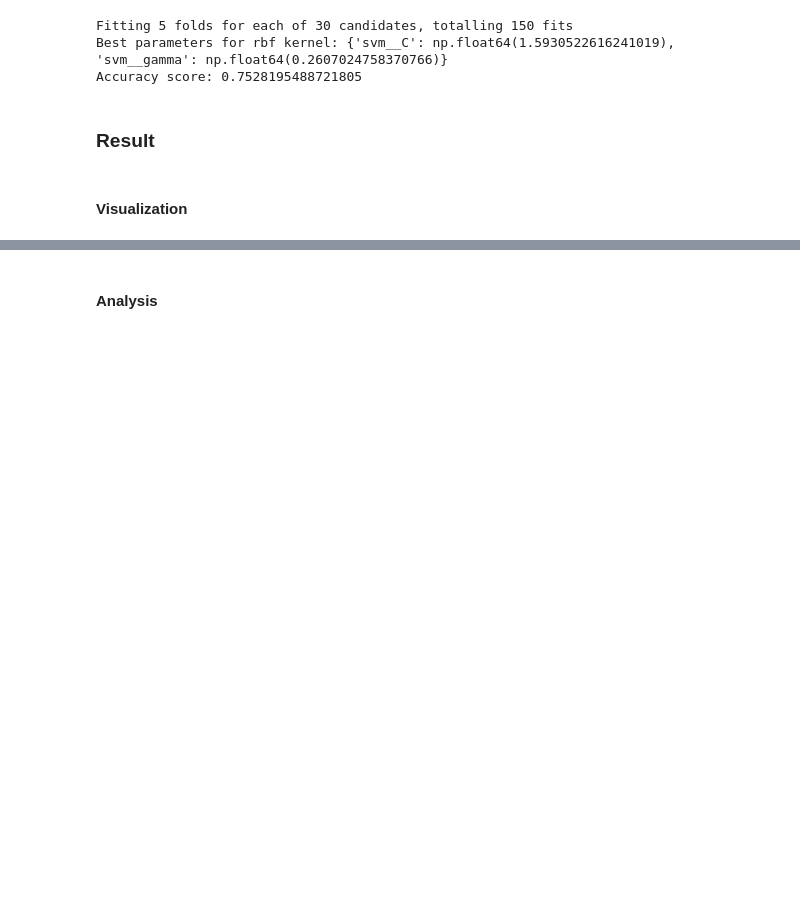
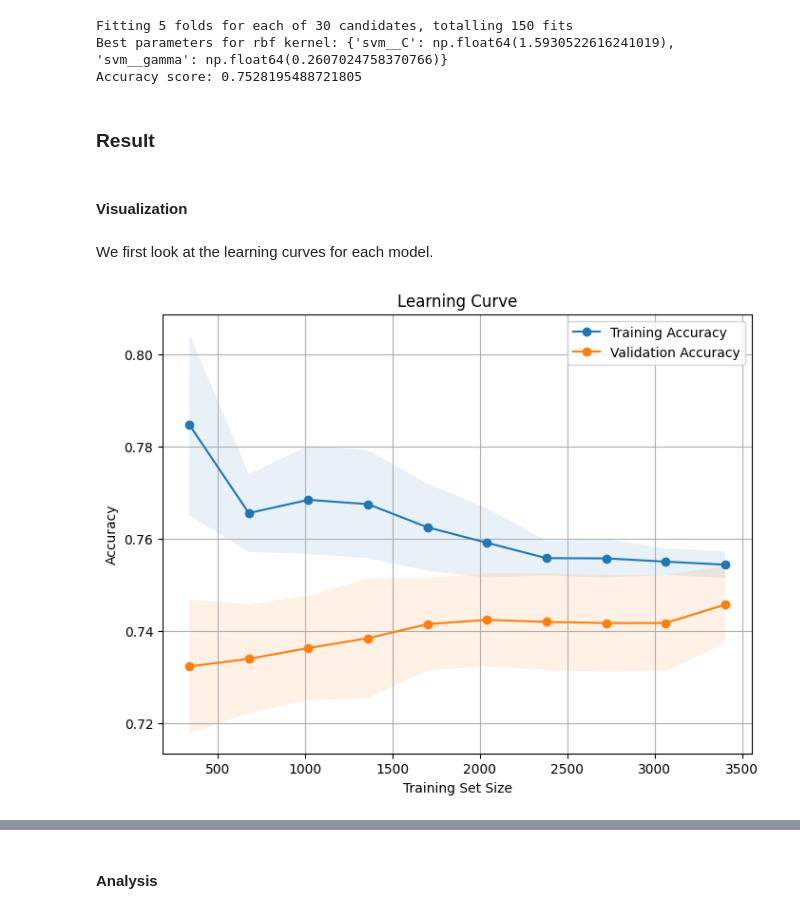
Before and after one commit to heibylau/wine-quality-classification, a Jupyter notebook: src/wine-quality-classification.ipynb, the cells around one changed output, grey strips where cells are left out. Drawn from its saved outputs; the diff is of its cells as text; code cells hidden in the pictures; blank space fills up the shorter version.

Commit message:
added learning curves

```diff
--- a/src/wine-quality-classification.ipynb
+++ b/src/wine-quality-classification.ipynb
@@ -148,9 +148,9 @@ Accuracy score: 0.7321428571428571
 # %%
 from scipy.stats import loguniform
 
-search = model.tune_svm(X_train, y_train, kernel='rbf', c=loguniform(0.1, 10), gamma=loguniform(0.01, 1))
+search_rbf_2 = model.tune_svm(X_train, y_train, kernel='rbf', c=loguniform(0.1, 10), gamma=loguniform(0.01, 1))
 
-accuracy_score = search.score(X_test, y_test)
+accuracy_score = search_rbf_2.score(X_test, y_test)
 print("Accuracy score:", accuracy_score)
 # %% [output]
 Fitting 5 folds for each of 30 candidates, totalling 150 fits
@@ -160,3 +160,9 @@ Accuracy score: 0.7528195488721805
 ### Result
 # %% [markdown]
 #### Visualization
+# %% [markdown]
+We first look at the learning curves for each model.
+# %%
+model.plot_learning_curve(search_rbf_2, X_train, y_train, title="Learning Curve for SVM with rbf kernel")
+# %% [output]
+[figure, added]
```
Also changed, not shown: parts of 5 cells of this notebook, 1 other file.
